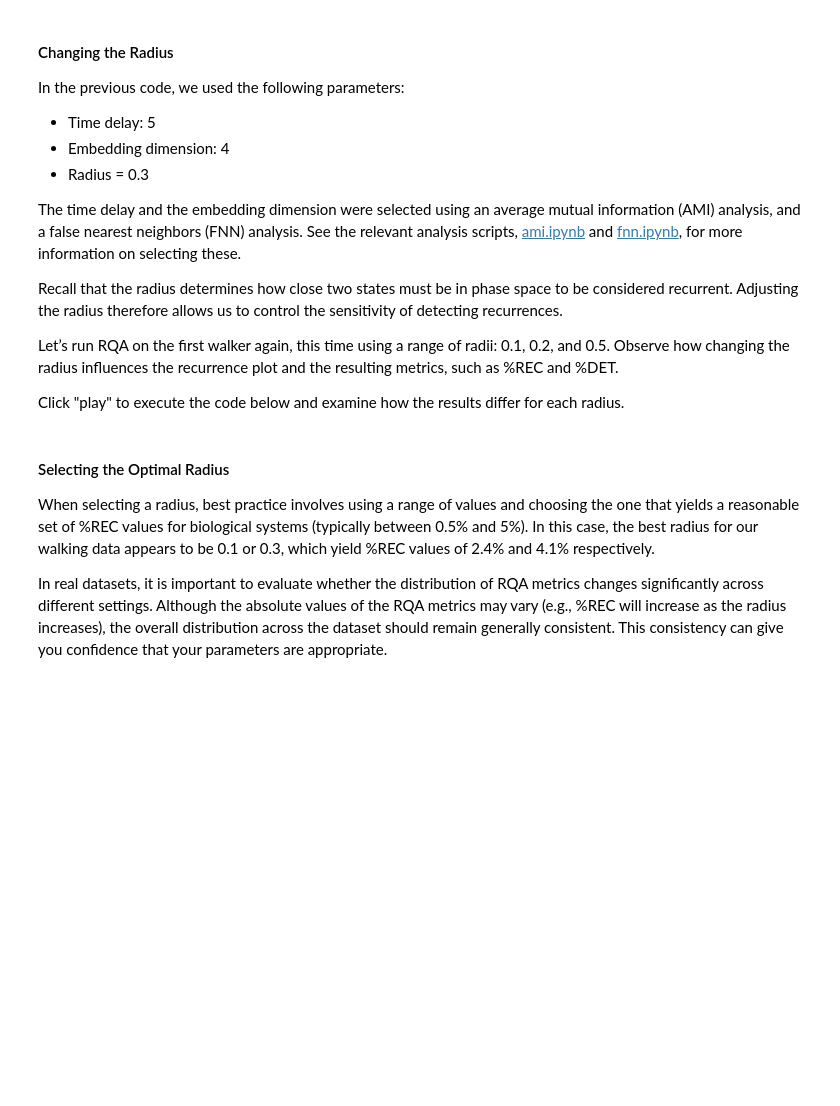
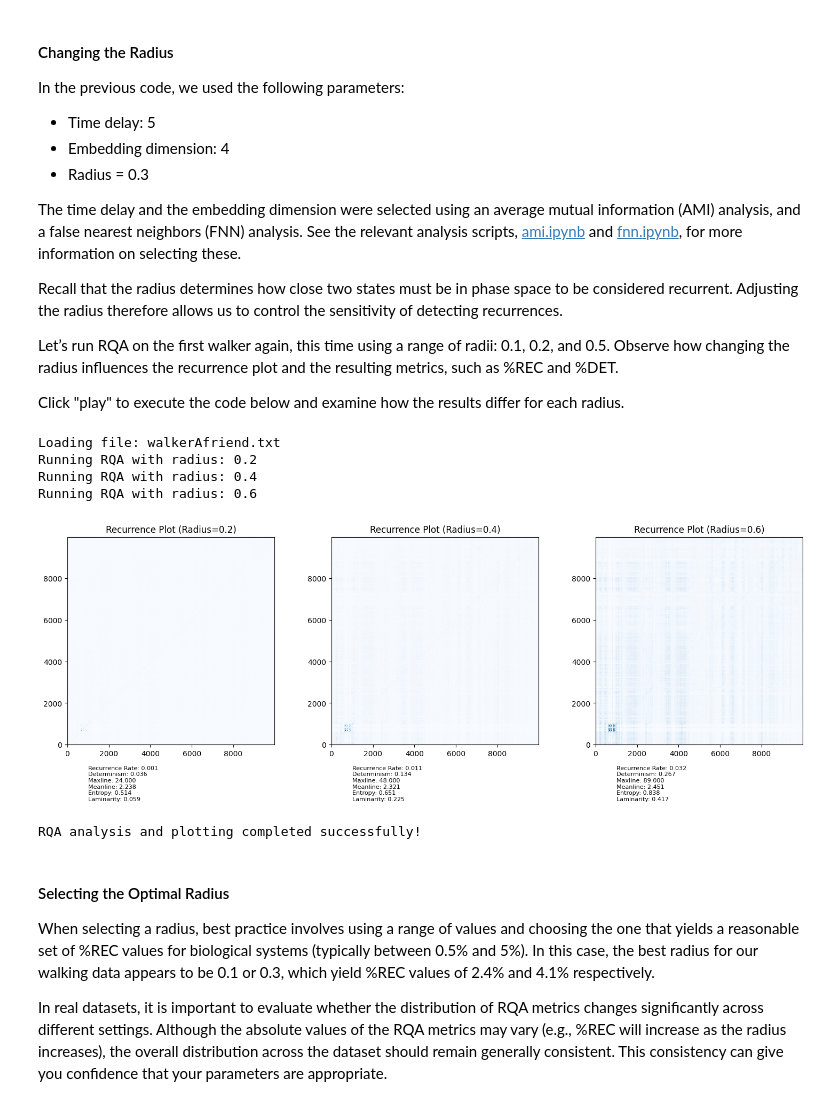
Before and after one commit to xkiwilabs/Linear-NonLinear-TSAnalysis, a Jupyter notebook: rqaContinuous.ipynb, the cells around one changed output. Drawn from its saved outputs; the diff is of its cells as text; code cells hidden in the pictures; blank space fills up the shorter version.

```diff
--- a/rqaContinuous.ipynb
+++ b/rqaContinuous.ipynb
@@ -207,13 +219,13 @@ file_path = os.path.join(data_directory, file_name)
 # Set RQA parameters
 rqa_params = {
     'delay': 5,
-    'embedding_dimension': 4,
+    'embedding_dimension': 3,
     'minLine': 2,
     'getRP': True
 }
 
 # Define radii to test
-radii = [0.1, 0.3, 0.5]
+radii = [0.2, 0.4, 0.6]
 
 # Check whether the file containing the data exists
 if os.path.exists(file_path):
@@ -236,33 +248,40 @@ if os.path.exists(file_path):
 
     # Loop through each radius value and perform RQA
     rp_results_list = []
     rqa_metrics_list = []
     for radius in radii:
         print(f'Running RQA with radius: {radius}')
         rqa_params['radius'] = radius
 
         # Perform RQA using perform_rqa function from rqa_utils
         rqa_results, rp_results = perform_rqa(continuous_data, **rqa_params)
 
         # Create RQA metrics dictionary
         for column, result in rqa_results.items():
             rqa_metrics = {
                 'Recurrence Rate': result.recurrence_rate,
                 'Determinism': result.determinism,
                 'Maxline': result.longest_diagonal_line,
                 'Meanline': result.average_diagonal_line,
                 'Entropy': result.entropy_diagonal_lines,
                 'Laminarity': result.laminarity,
             }
             rqa_metrics_list.append(rqa_metrics)
             rp_results_list.append(rp_results[0].recurrence_matrix)
 
     # Plot recurrence plots and metrics for different radii
     plot_rqa_multi_radii(rp_results_list, rqa_metrics_list, radii, save_image, f'images/rqa/{file_name}_multi_radii_plot.png')
 
     print('RQA analysis and plotting completed successfully!')
 else:
     print(f'File {file_name} not found in directory {data_directory}')
+# %% [output]
+Loading file: walkerAfriend.txt
+Running RQA with radius: 0.2
+Running RQA with radius: 0.4
+Running RQA with radius: 0.6
+[figure, added]
+RQA analysis and plotting completed successfully!
 # %% [markdown]
 #### Selecting the Optimal Radius
 
```
Also changed, not shown: parts of 3 cells of this notebook, 13 other files.
